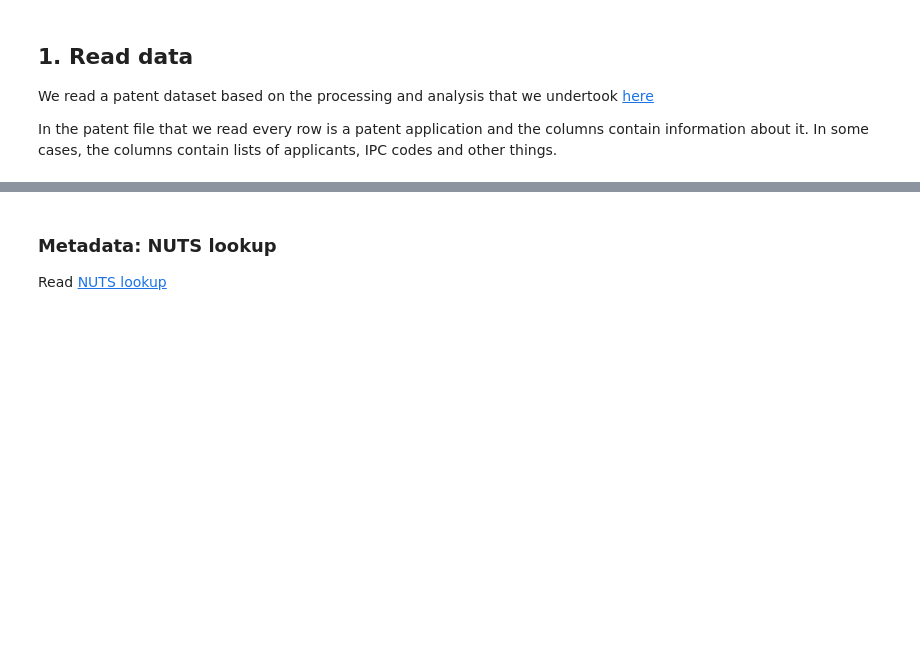
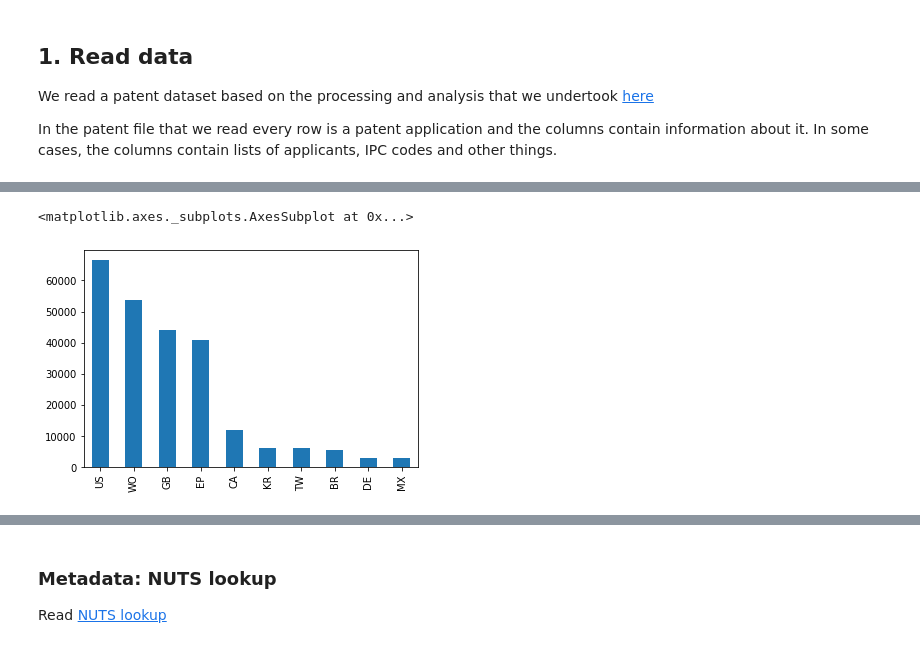
Before and after one commit to nestauk/beis-indicators, a Jupyter notebook: notebooks/dev/06_jmg_patents.ipynb, the cells around one changed output, grey strips where cells are left out. Cells and saved outputs as stored; diff of their text form; code cells hidden in the pictures; blank space fills up the shorter version.

```diff
--- a/notebooks/dev/06_jmg_patents.ipynb
+++ b/notebooks/dev/06_jmg_patents.ipynb
@@ -34,7 +26,7 @@ def make_dirs(name,dirs = ['raw','processed']):
 #This is to download the data from nesta data getters
 
 def patent_download(file_path=None, progress=True):
-    """ Fetch Gateway To Research predicted industries
+    """ Fetch patent data
 
     Repo: http://github.com/nestauk/patent_analysis
     Commit: cb11b3f
@@ -141,0 +279,5 @@ for v in list_vars:
+# %%
+p['appln_auth'].value_counts().head(n=10).plot.bar()
+# %% [output]
+<matplotlib.axes._subplots.AxesSubplot at 0x...>
+[figure, added]
```
Also changed, not shown: parts of 20 cells of this notebook, 3 other files.
